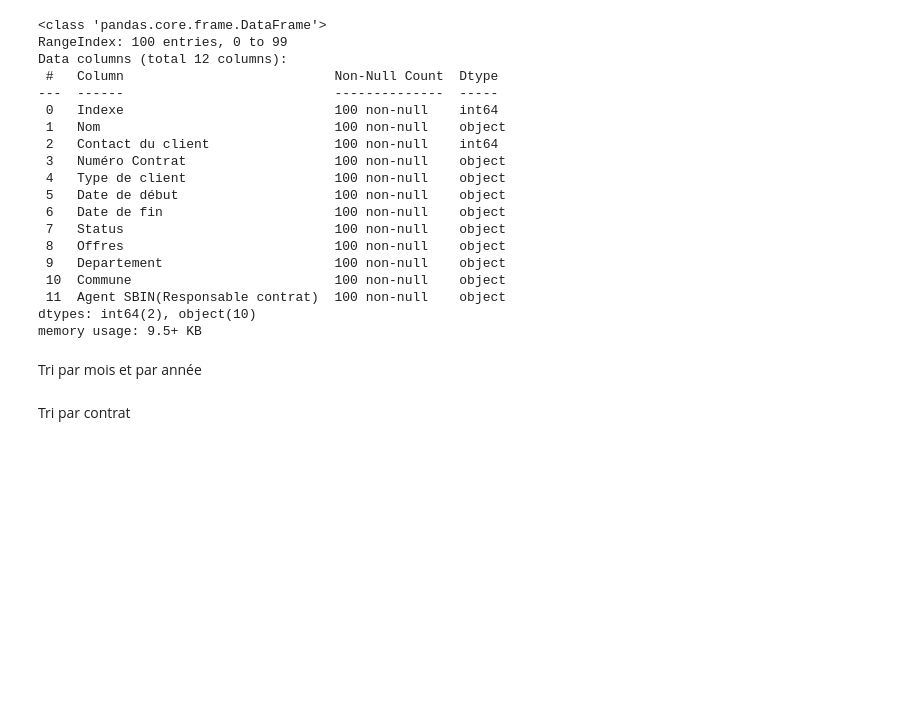
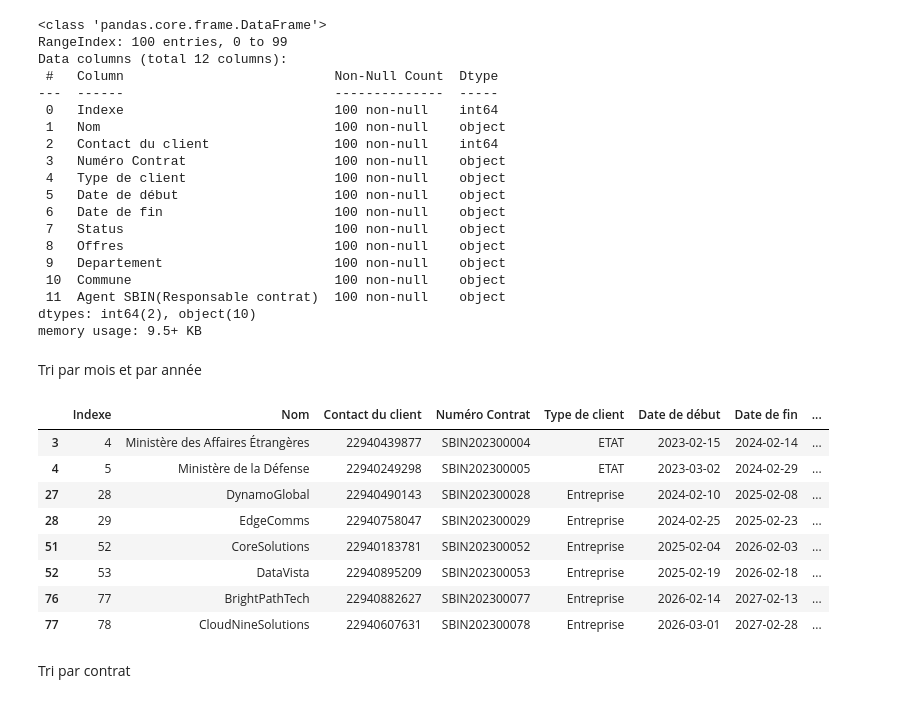
Before and after one commit to Zchristian955/Dashbord_suivi_contrat, a Jupyter notebook: backend.ipynb, the cells around one changed output. Saved outputs shown, nothing was run; the diff lists cells and outputs as text; code cells hidden in the pictures; blank space fills up the shorter version.

```diff
--- a/backend.ipynb
+++ b/backend.ipynb
@@ -40,22 +44,35 @@ Tri par mois et par année
 # %%
 #conversion des dates dans un format permettant d'extraire le mois et l'année
 df['Date de début'] = pd.to_datetime(df['Date de début'], format="%d/%m/%Y", errors='coerce')
 df['Date de fin'] = pd.to_datetime(df['Date de fin'], format="%d/%m/%Y", errors='coerce')
 
 #tri par mois
 def tri_par_mois(mois):
     plage = df[(df['Date de fin'].dt.month == mois)]
     return plage
 
 #tri par année
 def tri_par_annee(annee):
     plage = df[(df['Date de fin'].dt.year == annee)]
     return plage
 
 #tri par mois annee
 def tri_par_mois_annee(mois,annee):
     plage = df[(df['Date de fin'].dt.year <= annee) & (df['Date de fin'].dt.month <= mois)]
     return plage
+
+r = tri_par_mois(2)
+r
+# %% [output]
+|  | Indexe | Nom | Contact du client | Numéro Contrat | Type de client | Date de début | Date de fin | ... |
+| 3 | 4 | Ministère des Affaires Étrangères | 22940439877 | SBIN202300004 | ETAT | 2023-02-15 | 2024-02-14 | ... |
+| 4 | 5 | Ministère de la Défense | 22940249298 | SBIN202300005 | ETAT | 2023-03-02 | 2024-02-29 | ... |
+| 27 | 28 | DynamoGlobal | 22940490143 | SBIN202300028 | Entreprise | 2024-02-10 | 2025-02-08 | ... |
+| 28 | 29 | EdgeComms | 22940758047 | SBIN202300029 | Entreprise | 2024-02-25 | 2025-02-23 | ... |
+| 51 | 52 | CoreSolutions | 22940183781 | SBIN202300052 | Entreprise | 2025-02-04 | 2026-02-03 | ... |
+| 52 | 53 | DataVista | 22940895209 | SBIN202300053 | Entreprise | 2025-02-19 | 2026-02-18 | ... |
+| 76 | 77 | BrightPathTech | 22940882627 | SBIN202300077 | Entreprise | 2026-02-14 | 2027-02-13 | ... |
+| 77 | 78 | CloudNineSolutions | 22940607631 | SBIN202300078 | Entreprise | 2026-03-01 | 2027-02-28 | ... |
 # %% [markdown]
 Tri par contrat
 # %%
```
Also changed, not shown: parts of 9 cells of this notebook, 9 other files.
